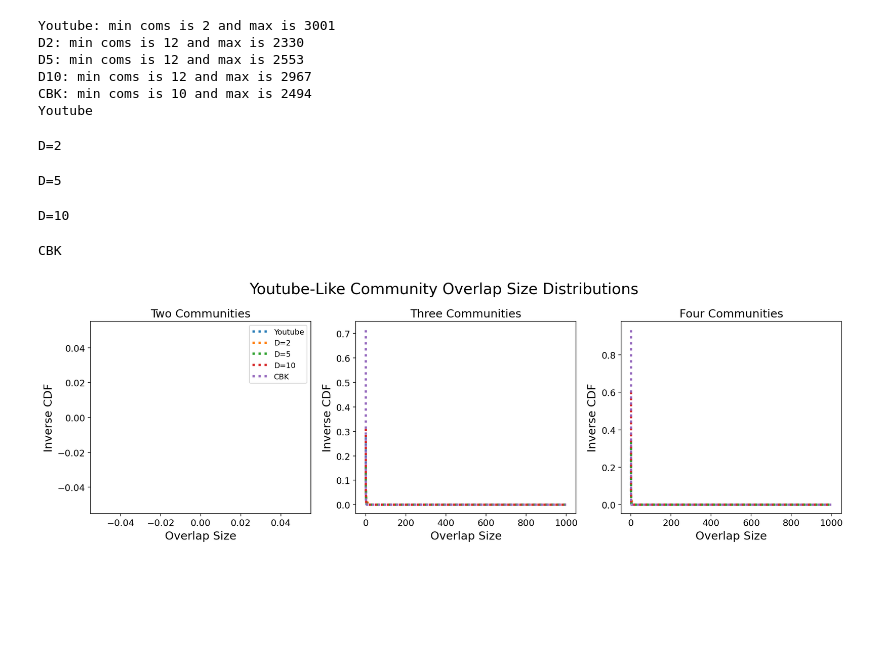
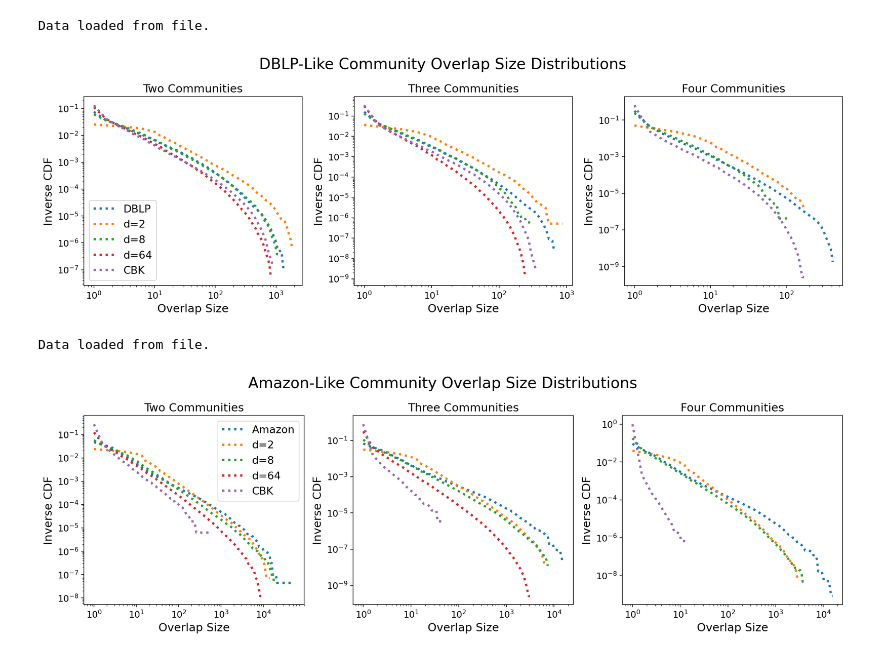
Before and after one commit to ftheberge/ABCDoo_Experiments, a Jupyter notebook: GraphProperties/community_overlap.ipynb, the cells around one changed output. Drawn from its saved outputs; the diff is of its cells as text; code cells hidden in the pictures; blank space fills up the shorter version.

Commit message:
DBLP data and overlap notebook

```diff
--- a/GraphProperties/community_overlap.ipynb
+++ b/GraphProperties/community_overlap.ipynb
@@ -445,49 +40,20 @@ D=10
-# %%
-## Youtube graph
-_, real = load_snap("data/com-youtube.ungraph.txt", "data/com-youtube.all.cmty.txt", drop_outliers=True)
-abcdoo_d2, _ = load_coms("data/abcdoo_youtube_d2_com.dat", False)
-abcdoo_d5, _  = load_coms("data/abcdoo_youtube_d5_com.dat", False)
-abcdoo_d10, _  = load_coms("data/abcdoo_youtube_d10_com.dat", False)
-cbk, _  = load_coms("data/cbk_youtube.dat", False)
-
-print(f"Youtube: min coms is {np.min([len(c) for c in real if len(c) > 0])} and max is {np.max([len(c) for c in real])}")
-print(f"D2: min coms is {np.min([len(c) for c in abcdoo_d2 if len(c) > 0])} and max is {np.max([len(c) for c in abcdoo_d2])}")
-print(f"D5: min coms is {np.min([len(c) for c in abcdoo_d5 if len(c) > 0])} and max is {np.max([len(c) for c in abcdoo_d5])}")
-print(f"D10: min coms is {np.min([len(c) for c in abcdoo_d10 if len(c) > 0])} and max is {np.max([len(c) for c in abcdoo_d10])}")
-print(f"CBK: min coms is {np.min([len(c) for c in cbk if len(c) > 0])} and max is {np.max([len(c) for c in cbk])}")
-
-fig, axs = plt.subplots(1, 3, figsize=(15, 5))
-options = [real, abcdoo_d2, abcdoo_d5, abcdoo_d10, cbk]
-names = ["Youtube", "D=2", "D=5", "D=10", "CBK"]
-for coms, name in zip(options, names):
-    print(name)
-    endpoints, two, three, four = get_overlap(coms)
-
-    for i, data in enumerate([two, three, four]):
-        axs[i].plot(endpoints, data, linewidth=3, linestyle=":", label=name)
-
-for i in range(len(axs)):
-    axs[i].set_xlabel("Overlap Size", fontsize=15)
-        axs[i].set_ylabel("Inverse CDF", fontsize=15)
-        axs[i].tick_params(labelsize=12)
-        axs[i].set_yscale("log")
-        axs[i].set_xscale("log")
-axs[0].legend()
-axs[0].set_title("Two Communities", fontsize=15)
-axs[1].set_title("Three Communities", fontsize=15)
-axs[2].set_title("Four Communities", fontsize=15)
-plt.suptitle("Youtube-Like Community Overlap Size Distributions", fontsize=20)
-plt.tight_layout()
-fig.set_dpi(140)
-# %% [output]
-Youtube: min coms is 2 and max is 3001
-D2: min coms is 12 and max is 2330
-D5: min coms is 12 and max is 2553
-D10: min coms is 12 and max is 2967
-CBK: min coms is 10 and max is 2494
-Youtube
-D=2
-D=5
-D=10
-CBK
-[figure, removed]
+# %%
+file = "data/dblp_overlap_data.pkl"
+with open(file, "rb") as f:
+    data = pickle.load(f)
+print("Data loaded from file.")
+names = ["DBLP", "d=2", "d=8", "d=64", "CBK"]
+plot_figure(data, names)
+# %% [output]
+Data loaded from file.
+[figure, added]
+# %%
+file = "data/amazon_overlap_data.pkl"
+with open(file, "rb") as f:
+    data = pickle.load(f)
+print("Data loaded from file.")
+names = ["Amazon", "d=2", "d=8", "d=64", "CBK"]
+plot_figure(data, names)
+# %% [output]
+Data loaded from file.
+[figure, added]
```
Also changed, not shown: parts of 13 cells of this notebook, 2 other files.
